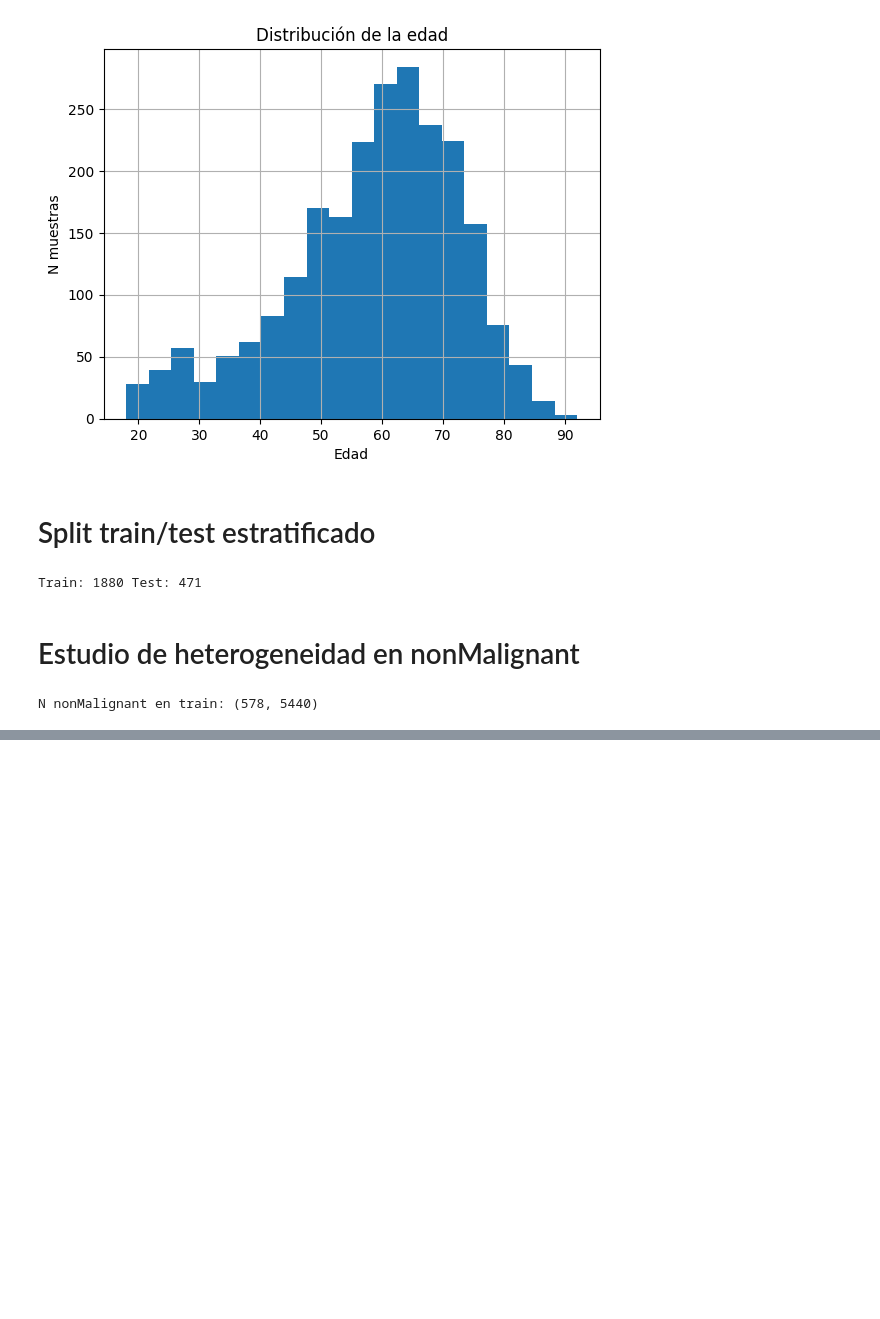
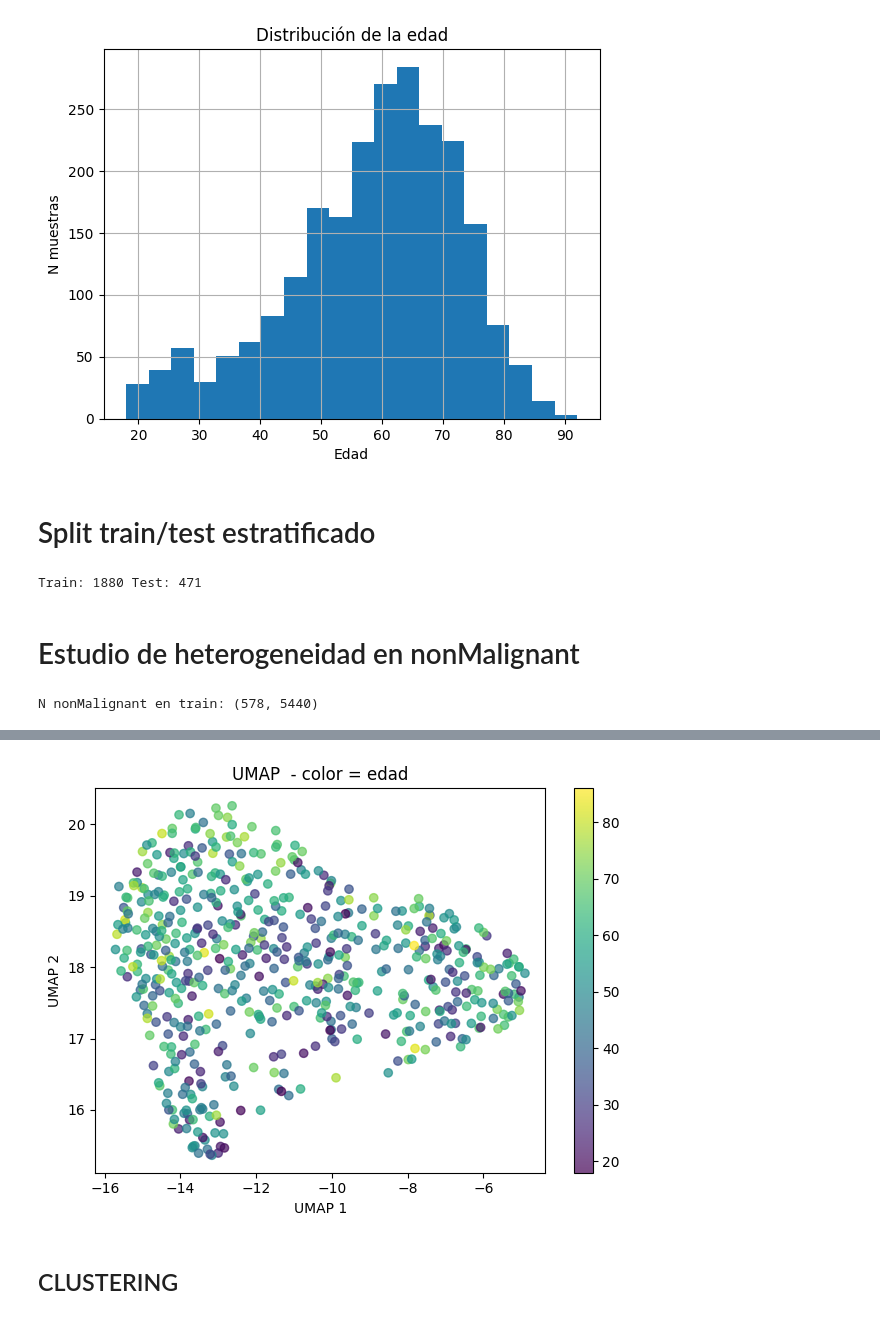
Before and after one commit to MisterMito/TFM, a Jupyter notebook: notebooks/1.1-ssic-eda-poblacional-heterogeneidad-nonmalignant.ipynb, the cells around one changed output, grey strips where cells are left out. Cells and saved outputs as stored; diff of their text form; code cells hidden in the pictures; blank space fills up the shorter version.

```diff
--- a/notebooks/1.1-ssic-eda-poblacional-heterogeneidad-nonmalignant.ipynb
+++ b/notebooks/1.1-ssic-eda-poblacional-heterogeneidad-nonmalignant.ipynb
@@ -214,0 +254,38 @@ Shape de X_pca: (578, 352)
+# %%
+def plot_umap(
+    X_umap,
+    color=None,
+    title="UMAP",
+    xlabel="UMAP 1",
+    ylabel="UMAP 2",
+    cmap=None
+):
+    """
+    X_umap: array (n_samples, 2)
+    color: vector o serie para colorear puntos (opcional)
+    """
+    plt.figure()
+    scatter = plt.scatter(
+        X_umap[:, 0],
+        X_umap[:, 1],
+        c=color,
+        alpha=0.7,
+        cmap=cmap,
+    )
+    plt.xlabel(xlabel)
+    plt.ylabel(ylabel)
+    plt.title(title)
+    if color is not None:
+        plt.colorbar(scatter)
+    plt.tight_layout()
+    plt.show()
+# %%
+plot_umap(
+    X_umap,
+    color=meta_nm["Age"],
+    title="UMAP  - color = edad"
+)
+# %% [output]
+[figure, added]
+# %% [markdown]
+## CLUSTERING
```
Also changed, not shown: parts of 18 cells of this notebook.
